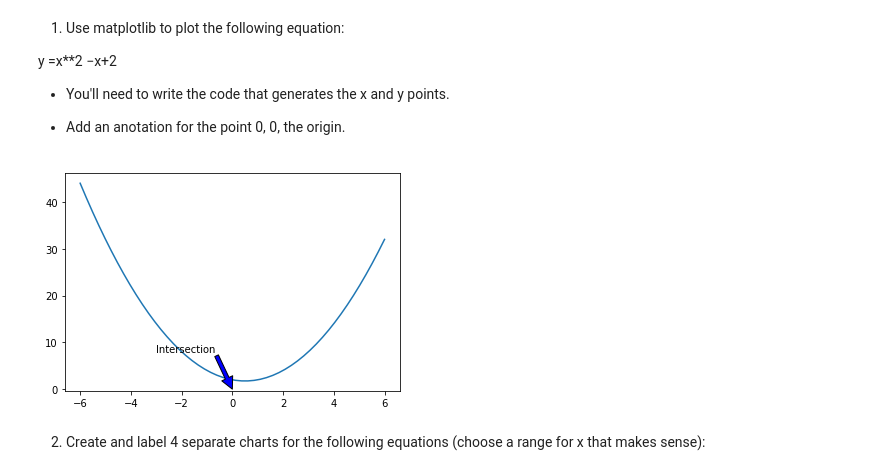
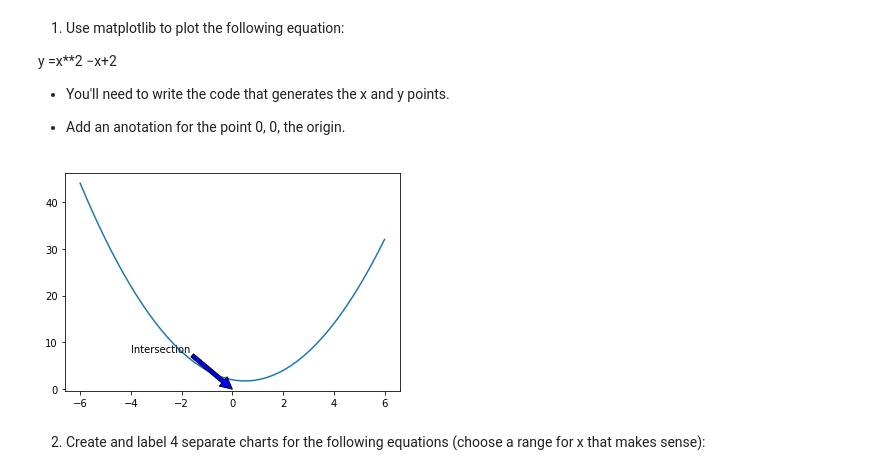
Before and after one commit to LinhQuach13/numpy-pandas-visualization-exercises, a Jupyter notebook: matplotlib_exercises.ipynb, the cells around one changed output. Cells and saved outputs as stored; diff of their text form; code cells hidden in the pictures.

```diff
--- a/matplotlib_exercises.ipynb
+++ b/matplotlib_exercises.ipynb
@@ -15,17 +15,17 @@ y =x**2 −x+2
 
 - Add an anotation for the point 0, 0, the origin.
 # %%
-x = np.linspace(-6, 6, 50)
-y = x**2 - x + 2
+n = np.linspace(-6, 6, 50)
+z = n**2 - n + 2
 
-plt.plot(x, y)
+plt.plot(n, z)
 
-plt.annotate('Intersection', xy=(0, 0), xytext=(-3, 8),
+plt.annotate('Intersection', xy=(0, 0), xytext=(-4, 8),
              arrowprops={'facecolor': 'blue'})
 
 plt.show()
 # %% [output]
-[figure, old version]
+[figure, new version]
 # %% [markdown]
 2. Create and label 4 separate charts for the following equations (choose a range for x that makes sense):
 # %% [markdown]
```
Also changed, not shown: parts of 6 cells of this notebook.
